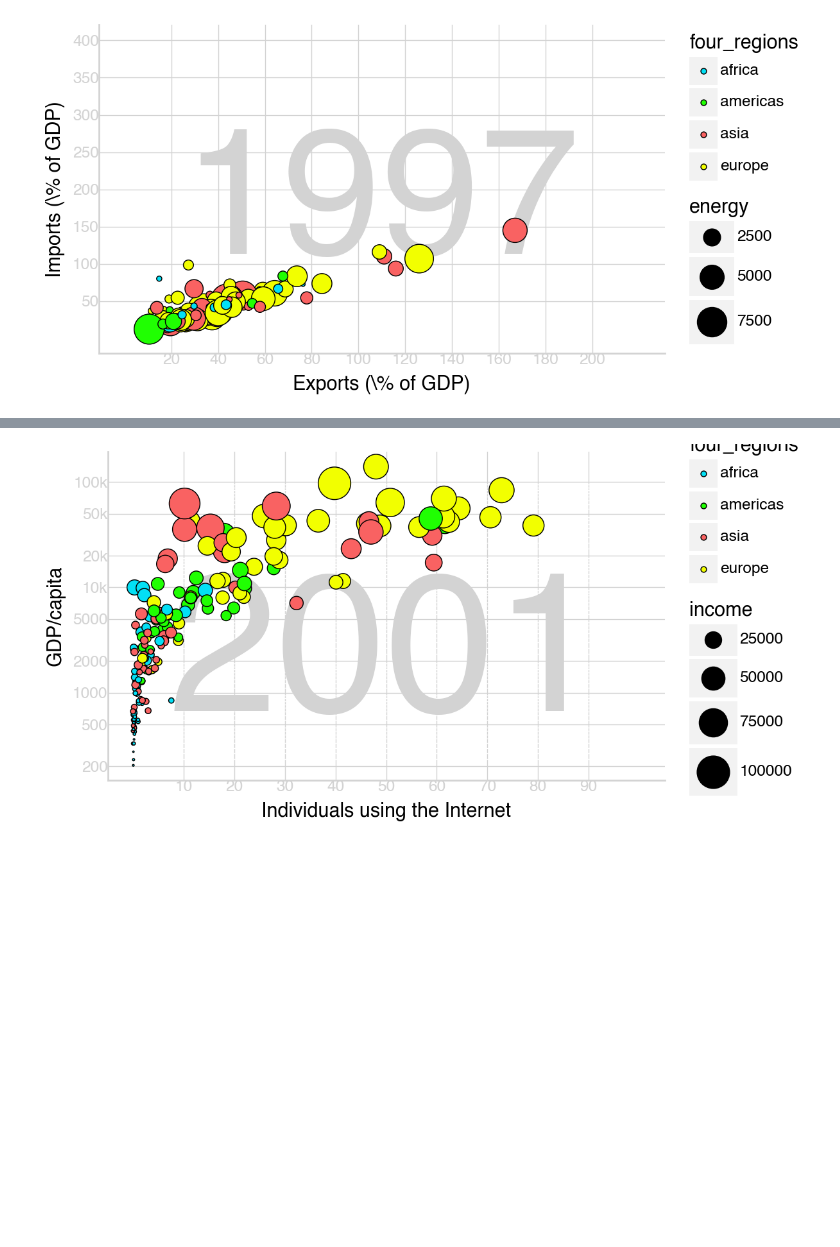
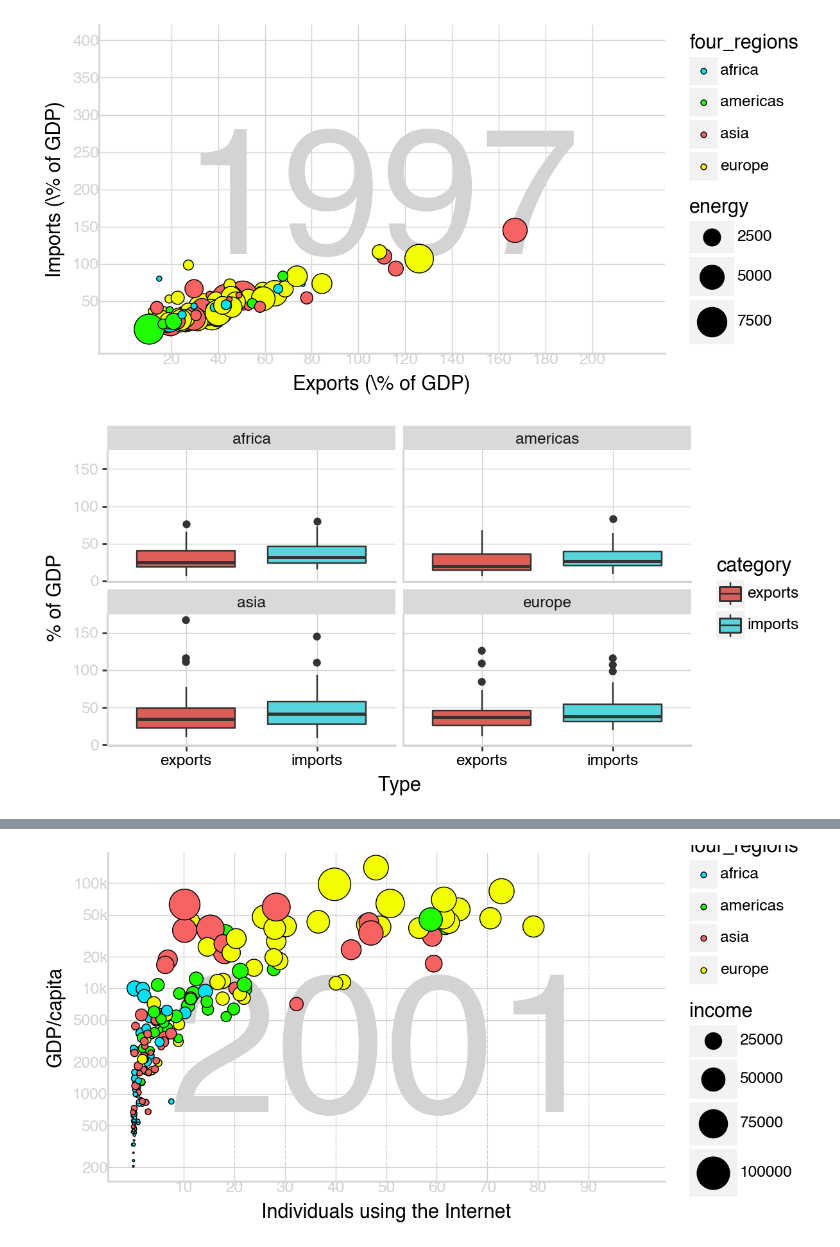
Before and after one commit to BLauf/GSB-544, a Jupyter notebook: labs/lab01/lab_01.ipynb, the cells around one changed output, grey strips where cells are left out. Drawn from its saved outputs; the diff is of its cells as text; code cells hidden in the pictures; blank space fills up the shorter version.

```diff
--- a/labs/lab01/lab_01.ipynb
+++ b/labs/lab01/lab_01.ipynb
@@ -293,6 +283,62 @@ q2['energy'] = pd.to_numeric(q2['energy'], errors='coerce')
 )
 # %% [output]
 [figure]
+# %%
+#4 What other geometries could we use here besides geom_point
+# facet boxplot
+#make 2 side by side boxplots having imports v exports for each region
+
+#first need to manipulate dataset so that there is a import v export col
+store1 = q2[['imports', 'four_regions']]
+#rename col name
+store1 = store1.rename(columns={'imports': 'value'})
+store1['category'] = 'imports'
+
+store2 = q2[['exports', 'four_regions']]
+store2 = store2.rename(columns={'exports': 'value'})
+store2['category'] = 'exports'
+
+#merge data
+#refrenced chat GPT
+data_merged = pd.concat([store1, store2], ignore_index = True)
+# %%
+#plot boxplot
+(p9.ggplot(data = data_merged,
+           mapping = p9.aes(x = 'category',
+                            y = 'value',
+                            fill = 'category'))
+    #boxplot
+    + geom_boxplot()
+    #makes 4 plots by region
+    + facet_wrap('four_regions')
+
+    #adds x and y titles
+    + labs(x = 'Type', y = '% of GDP')
+    + theme(
+        #removes all the small lines
+        panel_grid_minor=element_blank(),
+        # Set background to white
+        panel_background=element_rect(fill='white'),
+         # Grey major grid lines
+        panel_grid_major=element_line(color='lightgrey', size=0.5),
+        #brings back x axis
+        axis_line_x=element_line(color='lightgrey', size=1),
+        #brings back y axis
+        axis_line_y=element_line(color='lightgrey', size=1),
+        # Change x-axis labels to light grey, tried to add margins but it doesn't do anything
+        axis_text_x=element_text(color='black', margin={'b':5}),
+        # Change y-axis labels to light grey
+        axis_text_y=element_text(color='lightgrey', margin={'l':5}),
+        #axis_ticks_major=element_blank(),  # Remove major tick marks
+        #axis_ticks_minor=element_blank(),  # Remove minor tick marks
+        #fixes ratio of image
+        figure_size=(6, 3)
+    )
+)
+
+#although this plot is pretty cool, it was more work to wrangle the data before being able to do this. Additionally, the plot doesn't really tell us much especially when comparing to the previous plot. (the only thing this plot does do right is include all the variables as the previous plot)
+# %% [output]
+[figure, added]
 # %% [markdown]
 **Task 3**
 
```
Also changed, not shown: parts of 2 cells of this notebook.
